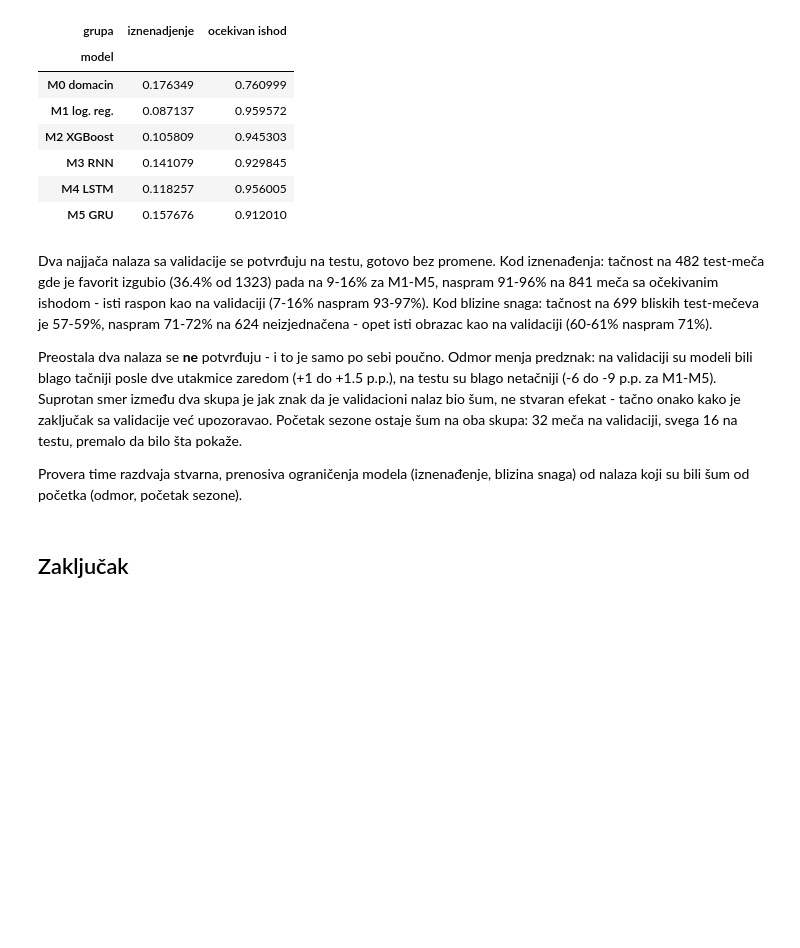
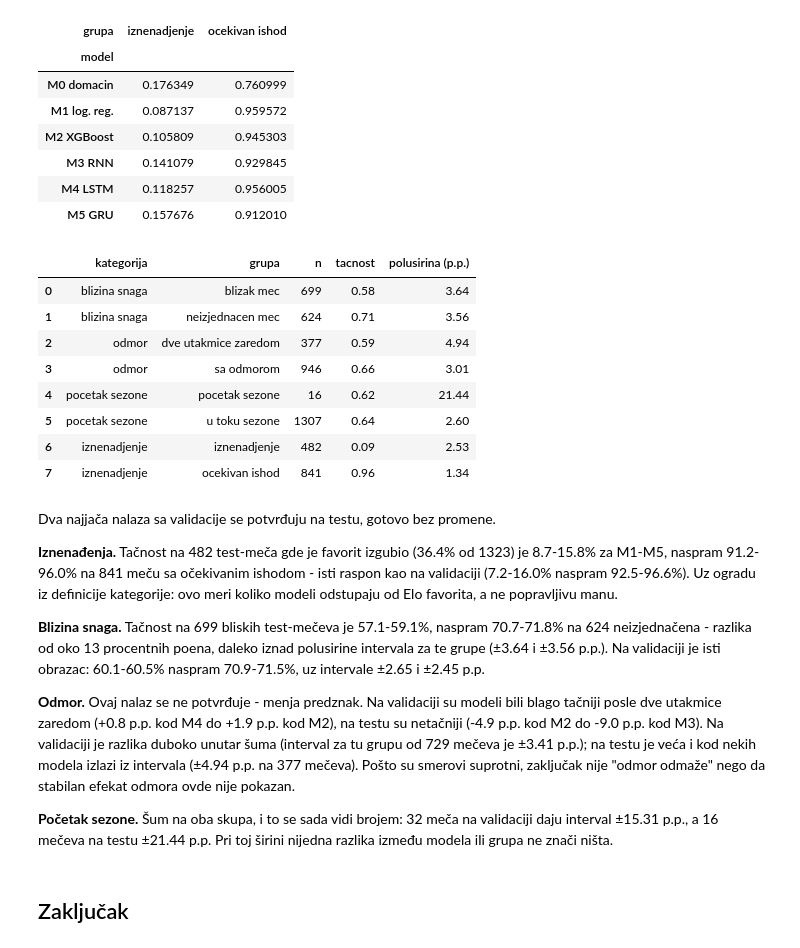
Before and after one commit to janaaas/ML_projekat, a Jupyter notebook: notebooks/05-03-analiza-gresaka.ipynb, the cells around one changed output. Cells and saved outputs as stored; diff of their text form; code cells hidden in the pictures; blank space fills up the shorter version.

```diff
--- a/notebooks/05-03-analiza-gresaka.ipynb
+++ b/notebooks/05-03-analiza-gresaka.ipynb
@@ -378,12 +433,35 @@ df_upset_test.pivot(index="model", columns="grupa", values="tacnost").loc[plotti
 | M3 RNN | 0.141079 | 0.929845 |
 | M4 LSTM | 0.118257 | 0.956005 |
 | M5 GRU | 0.157676 | 0.912010 |
+# %%
+GRUPE_TEST = {
+    "blizina snaga": df_elo_gap_test,
+    "odmor": df_rest_test,
+    "pocetak sezone": df_season_test,
+    "iznenadjenje": df_upset_test,
+}
+
+velicine_grupa(GRUPE_TEST).round(2)
+# %% [output]
+|  | kategorija | grupa | n | tacnost | polusirina (p.p.) |
+| 0 | blizina snaga | blizak mec | 699 | 0.58 | 3.64 |
+| 1 | blizina snaga | neizjednacen mec | 624 | 0.71 | 3.56 |
+| 2 | odmor | dve utakmice zaredom | 377 | 0.59 | 4.94 |
+| 3 | odmor | sa odmorom | 946 | 0.66 | 3.01 |
+| 4 | pocetak sezone | pocetak sezone | 16 | 0.62 | 21.44 |
+| 5 | pocetak sezone | u toku sezone | 1307 | 0.64 | 2.60 |
+| 6 | iznenadjenje | iznenadjenje | 482 | 0.09 | 2.53 |
+| 7 | iznenadjenje | ocekivan ishod | 841 | 0.96 | 1.34 |
 # %% [markdown]
-Dva najjača nalaza sa validacije se potvrđuju na testu, gotovo bez promene. Kod iznenađenja: tačnost na 482 test-meča gde je favorit izgubio (36.4% od 1323) pada na 9-16% za M1-M5, naspram 91-96% na 841 meča sa očekivanim ishodom - isti raspon kao na validaciji (7-16% naspram 93-97%). Kod blizine snaga: tačnost na 699 bliskih test-mečeva je 57-59%, naspram 71-72% na 624 neizjednačena - opet isti obrazac kao na validaciji (60-61% naspram 71%).
+Dva najjača nalaza sa validacije se potvrđuju na testu, gotovo bez promene.
 
-Preostala dva nalaza se **ne** potvrđuju - i to je samo po sebi poučno. Odmor menja predznak: na validaciji su modeli bili blago tačniji posle dve utakmice zaredom (+1 do +1.5 p.p.), na testu su blago netačniji (-6 do -9 p.p. za M1-M5). Suprotan smer između dva skupa je jak znak da je validacioni nalaz bio šum, ne stvaran efekat - tačno onako kako je zaključak sa validacije već upozoravao. Početak sezone ostaje šum na oba skupa: 32 meča na validaciji, svega 16 na testu, premalo da bilo šta pokaže.
+**Iznenađenja.** Tačnost na 482 test-meča gde je favorit izgubio (36.4% od 1323) je 8.7-15.8% za M1-M5, naspram 91.2-96.0% na 841 meču sa očekivanim ishodom - isti raspon kao na validaciji (7.2-16.0% naspram 92.5-96.6%). Uz ogradu iz definicije kategorije: ovo meri koliko modeli odstupaju od Elo favorita, a ne popravljivu manu.
 
-Provera time razdvaja stvarna, prenosiva ograničenja modela (iznenađenje, blizina snaga) od nalaza koji su bili šum od početka (odmor, početak sezone).
+**Blizina snaga.** Tačnost na 699 bliskih test-mečeva je 57.1-59.1%, naspram 70.7-71.8% na 624 neizjednačena - razlika od oko 13 procentnih poena, daleko iznad polusirine intervala za te grupe (±3.64 i ±3.56 p.p.). Na validaciji je isti obrazac: 60.1-60.5% naspram 70.9-71.5%, uz intervale ±2.65 i ±2.45 p.p.
+
+**Odmor.** Ovaj nalaz se ne potvrđuje - menja predznak. Na validaciji su modeli bili blago tačniji posle dve utakmice zaredom (+0.8 p.p. kod M4 do +1.9 p.p. kod M2), na testu su netačniji (-4.9 p.p. kod M2 do -9.0 p.p. kod M3). Na validaciji je razlika duboko unutar šuma (interval za tu grupu od 729 mečeva je ±3.41 p.p.); na testu je veća i kod nekih modela izlazi iz intervala (±4.94 p.p. na 377 mečeva). Pošto su smerovi suprotni, zaključak nije "odmor odmaže" nego da stabilan efekat odmora ovde nije pokazan.
+
+**Početak sezone.** Šum na oba skupa, i to se sada vidi brojem: 32 meča na validaciji daju interval ±15.31 p.p., a 16 mečeva na testu ±21.44 p.p. Pri toj širini nijedna razlika između modela ili grupa ne znači ništa.
 # %% [markdown]
 ## Zaključak
 # %% [markdown]
```
Also changed, not shown: parts of 8 cells of this notebook.
